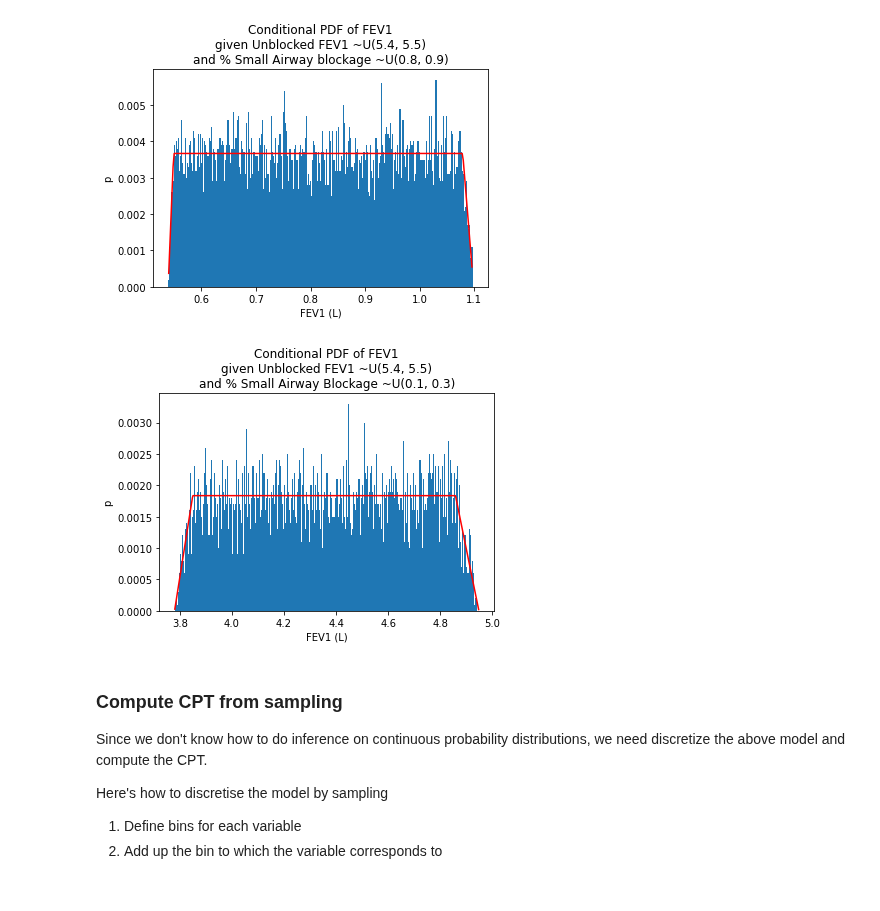
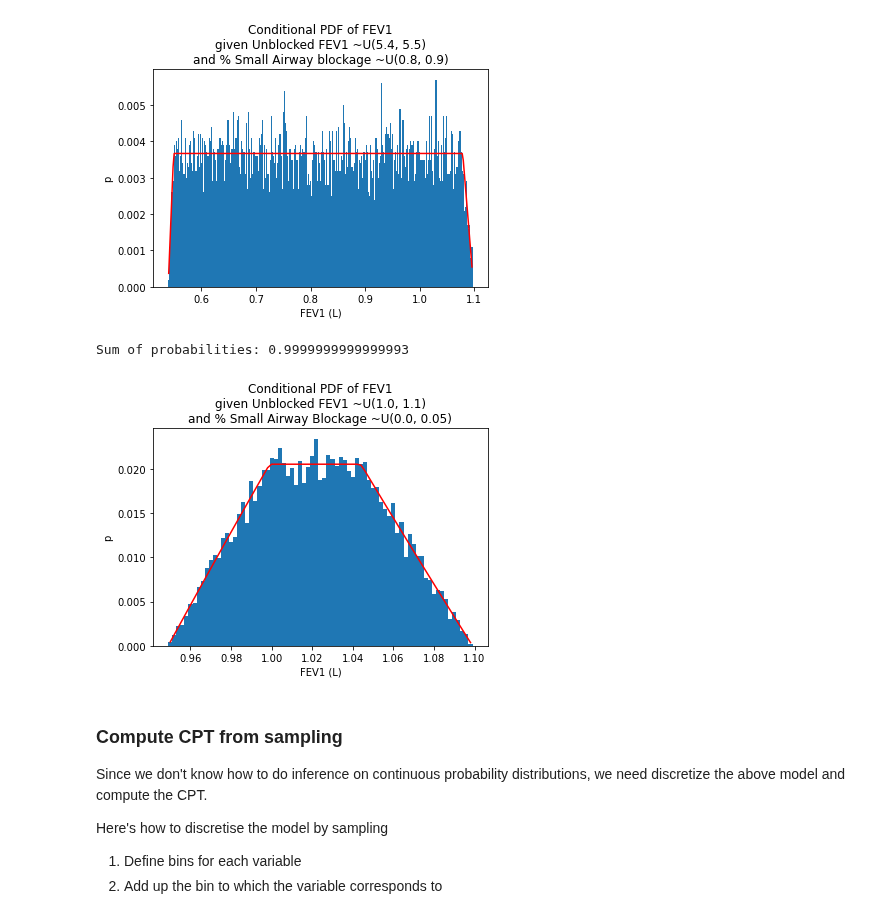
Before and after one commit to tristantreb/phd, a Jupyter notebook: src/milestone_model/cpts_discovery.ipynb, the cells around one changed output. Cells and saved outputs as stored; diff of their text form; code cells hidden in the pictures.

```diff
--- a/src/milestone_model/cpts_discovery.ipynb
+++ b/src/milestone_model/cpts_discovery.ipynb
@@ -62,45 +62,48 @@ plt.show()
 # %%
 # Using FEV1 = HFEV1 * (1 - AirwayBlockage)
 
-u1 = 5.4
-u2 = 5.5
-b1 = 0.1
-b2 = 0.3
+u1 = 1.0
+u2 = 1.1
+b1 = 0.0
+b2 = 0.05
 
 fev1_bins = np.arange(u1 * (1 - b2), u2 * (1 - b1), 0.002)
 
 # Sampling solution: generate a set of unblocked FEV1 and % Small Airway blockage and their corresponding FEV1 values
 fev1_samples = mh.generate_fev1_sample(u1, u2, b1, b2)["FEV1"]
 # Histogram up the sample values into fev1_bins
 hist, bins = np.histogram(fev1_samples, bins=fev1_bins)
 # Normalize the histogram
 hist_norm = hist / len(fev1_samples)
 
 # Closed form solution
 fev1_hist = []
 for i in range(0, len(fev1_bins) - 1):
     fev1_low = fev1_bins[i]
     fev1_up = fev1_bins[i + 1]
 
     val, abserr = integrate.quad(
-        mh.PDF_X_x_1_minus_Y, fev1_low, fev1_up, args=(b1, b2, u1, u2)
+        mh.PDF_X_x_1_minus_Y, fev1_low, fev1_up, args=(u1, u2, b1, b2)
     )
     fev1_hist.append(val)
+
+print(f"Sum of probabilities: {sum(fev1_hist)}")
 
 # Plot the histogram
 plt.plot(fev1_bins[:-1], fev1_hist, "r")
 plt.bar(bins[:-1], hist_norm, width=0.002)
 # Set y label to Probability Density Function, set x label to FEV1 (L)
 plt.title(
     "Conditional PDF of FEV1\ngiven Unblocked FEV1 ~U({}, {})\nand % Small Airway Blockage ~U({}, {})".format(
         u1, u2, b1, b2
     )
 )
 plt.ylabel("p")
 plt.xlabel("FEV1 (L)")
 plt.show()
 # %% [output]
+Sum of probabilities: 0.9999999999999993
-[figure, old version]
+[figure, new version]
 # %% [markdown]
 ### Compute CPT from sampling
 
```
Also changed, not shown: parts of 1 cell of this notebook, 4 other files.
